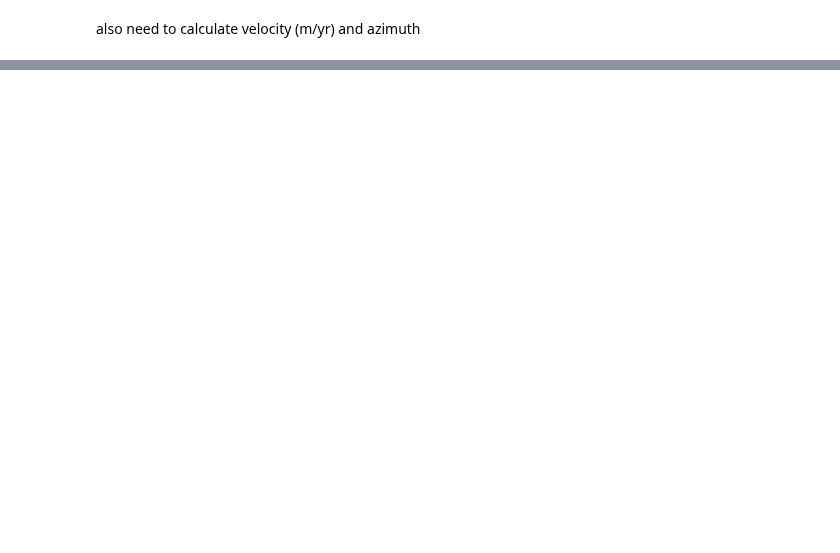
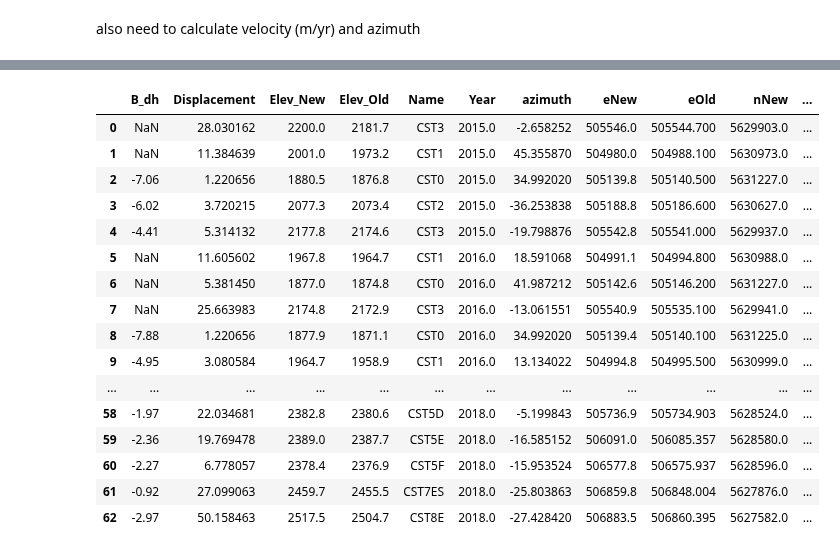
Before and after one commit to bpelto/ice_dynamics, a Jupyter notebook: stake_velocity.ipynb, the cells around one changed output, grey strips where cells are left out. Cells and saved outputs as stored; diff of their text form; code cells hidden in the pictures; blank space fills up the shorter version.

```diff
--- a/stake_velocity.ipynb
+++ b/stake_velocity.ipynb
@@ -126,3 +103,24 @@ Dis
+# %%
+pd.set_option('display.max_rows', None)
+Dis
+# %% [output]
+|  | B_dh | Displacement | Elev_New | Elev_Old | Name | Year | azimuth | eNew | eOld | nNew | ... |
+| 0 | NaN | 28.030162 | 2200.0 | 2181.7 | CST3 | 2015.0 | -2.658252 | 505546.0 | 505544.700 | 5629903.0 | ... |
+| 1 | NaN | 11.384639 | 2001.0 | 1973.2 | CST1 | 2015.0 | 45.355870 | 504980.0 | 504988.100 | 5630973.0 | ... |
+| 2 | -7.06 | 1.220656 | 1880.5 | 1876.8 | CST0 | 2015.0 | 34.992020 | 505139.8 | 505140.500 | 5631227.0 | ... |
+| 3 | -6.02 | 3.720215 | 2077.3 | 2073.4 | CST2 | 2015.0 | -36.253838 | 505188.8 | 505186.600 | 5630627.0 | ... |
+| 4 | -4.41 | 5.314132 | 2177.8 | 2174.6 | CST3 | 2015.0 | -19.798876 | 505542.8 | 505541.000 | 5629937.0 | ... |
+| 5 | NaN | 11.605602 | 1967.8 | 1964.7 | CST1 | 2016.0 | 18.591068 | 504991.1 | 504994.800 | 5630988.0 | ... |
+| 6 | NaN | 5.381450 | 1877.0 | 1874.8 | CST0 | 2016.0 | 41.987212 | 505142.6 | 505146.200 | 5631227.0 | ... |
+| 7 | NaN | 25.663983 | 2174.8 | 2172.9 | CST3 | 2016.0 | -13.061551 | 505540.9 | 505535.100 | 5629941.0 | ... |
+| 8 | -7.88 | 1.220656 | 1877.9 | 1871.1 | CST0 | 2016.0 | 34.992020 | 505139.4 | 505140.100 | 5631225.0 | ... |
+| 9 | -4.95 | 3.080584 | 1964.7 | 1958.9 | CST1 | 2016.0 | 13.134022 | 504994.8 | 504995.500 | 5630999.0 | ... |
+| ... | ... | ... | ... | ... | ... | ... | ... | ... | ... | ... | ... |
+| 58 | -1.97 | 22.034681 | 2382.8 | 2380.6 | CST5D | 2018.0 | -5.199843 | 505736.9 | 505734.903 | 5628524.0 | ... |
+| 59 | -2.36 | 19.769478 | 2389.0 | 2387.7 | CST5E | 2018.0 | -16.585152 | 506091.0 | 506085.357 | 5628580.0 | ... |
+| 60 | -2.27 | 6.778057 | 2378.4 | 2376.9 | CST5F | 2018.0 | -15.953524 | 506577.8 | 506575.937 | 5628596.0 | ... |
+| 61 | -0.92 | 27.099063 | 2459.7 | 2455.5 | CST7ES | 2018.0 | -25.803863 | 506859.8 | 506848.004 | 5627876.0 | ... |
+| 62 | -2.97 | 50.158463 | 2517.5 | 2504.7 | CST8E | 2018.0 | -27.428420 | 506883.5 | 506860.395 | 5627582.0 | ... |
 # %%
 from osgeo import ogr
 import matplotlib.path as mpath
```
Also changed, not shown: parts of 35 cells of this notebook, 16 other files.
